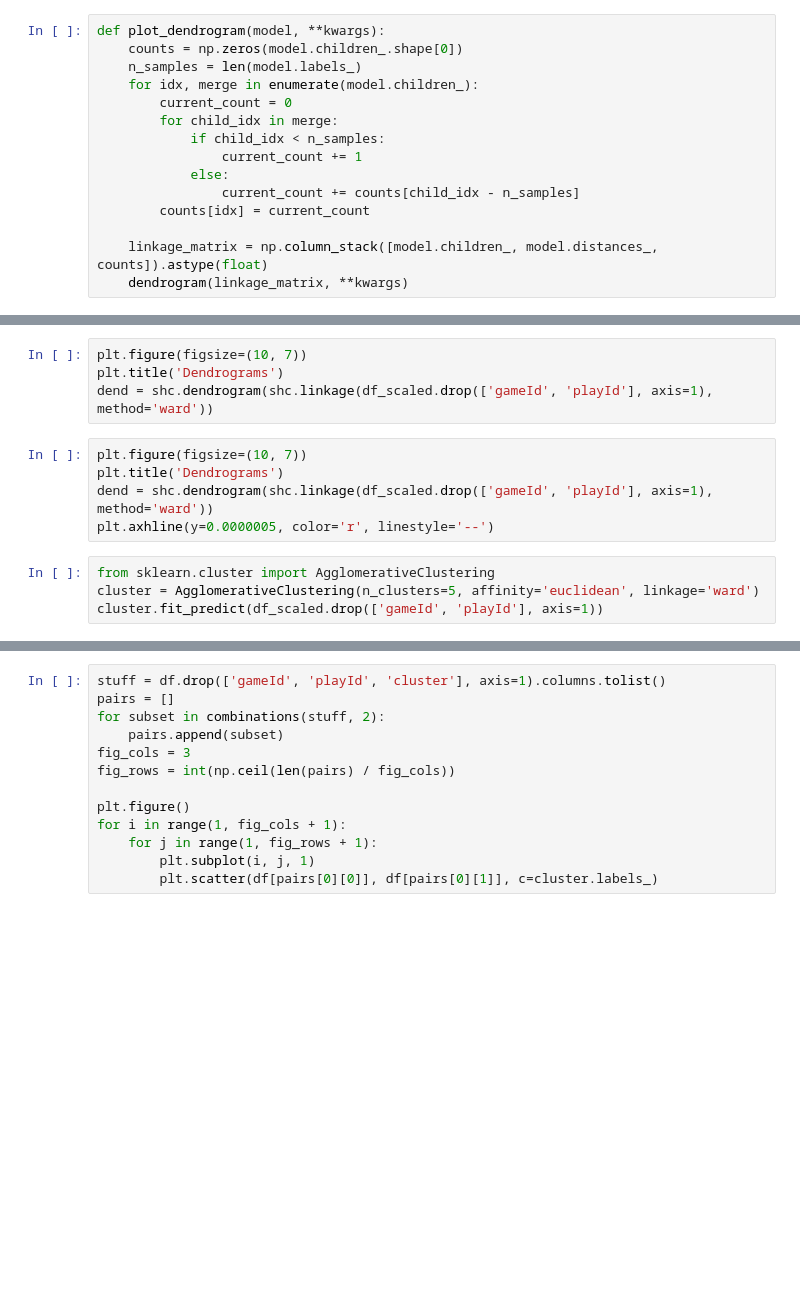
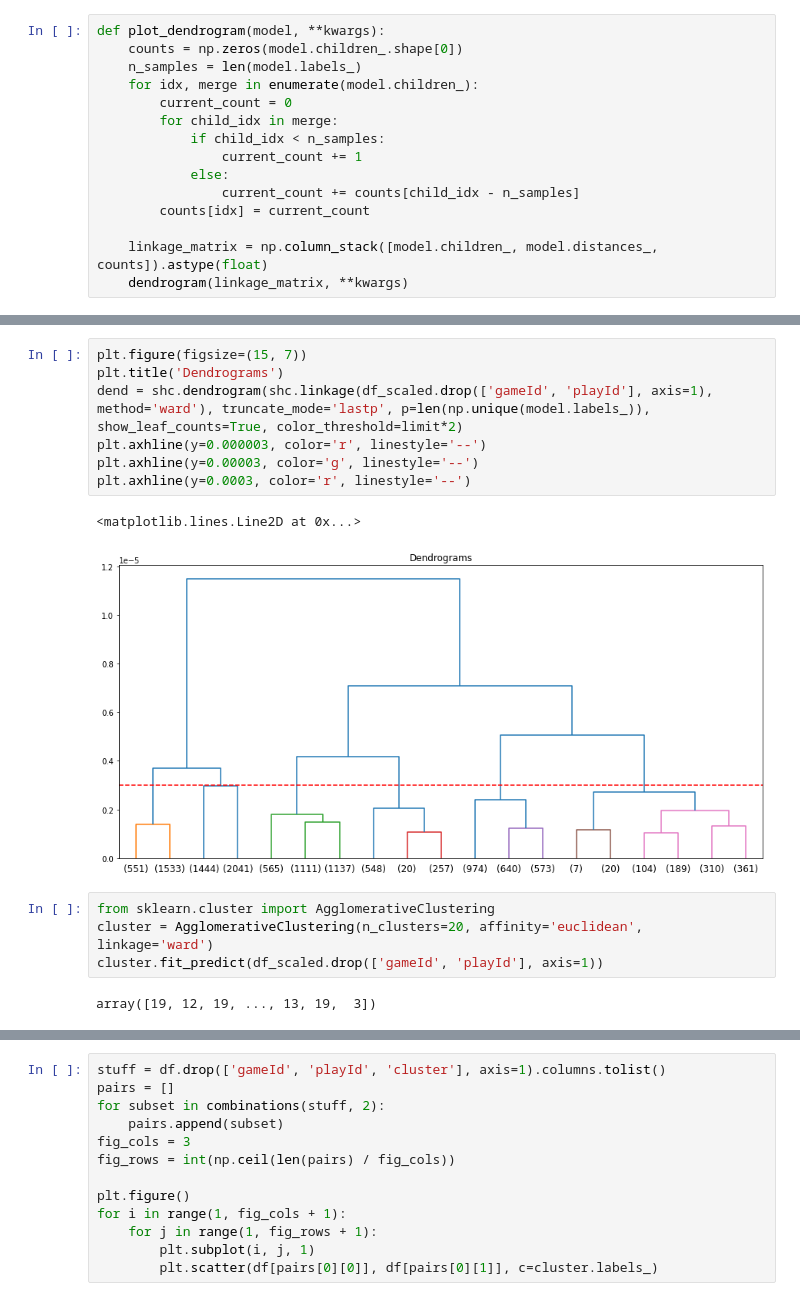
Before and after one commit to sskett/cosc301, a Jupyter notebook: testing.ipynb, the cells around one changed output, grey strips where cells are left out. Drawn from its saved outputs; the diff is of its cells as text; blank space fills up the shorter version.

```diff
--- a/testing.ipynb
+++ b/testing.ipynb
@@ -157,16 +161,19 @@ play_df.loc[df.loc[df['cluster'] == 48].index.values[0]]['playId']
 # %%
-plt.figure(figsize=(10, 7))
+plt.figure(figsize=(15, 7))
 plt.title('Dendrograms')
-dend = shc.dendrogram(shc.linkage(df_scaled.drop(['gameId', 'playId'], axis=1), method='ward'))
+dend = shc.dendrogram(shc.linkage(df_scaled.drop(['gameId', 'playId'], axis=1), method='ward'), truncate_mode='lastp', p=len(np.unique(model.labels_)), show_leaf_counts=True, color_threshold=limit*2)
+plt.axhline(y=0.000003, color='r', linestyle='--')
+plt.axhline(y=0.00003, color='g', linestyle='--')
+plt.axhline(y=0.0003, color='r', linestyle='--')
+# %% [output]
+<matplotlib.lines.Line2D at 0x...>
+[figure, added]
-# %%
-plt.figure(figsize=(10, 7))
-plt.title('Dendrograms')
-dend = shc.dendrogram(shc.linkage(df_scaled.drop(['gameId', 'playId'], axis=1), method='ward'))
-plt.axhline(y=0.0000005, color='r', linestyle='--')
 # %%
 from sklearn.cluster import AgglomerativeClustering
-cluster = AgglomerativeClustering(n_clusters=5, affinity='euclidean', linkage='ward')
+cluster = AgglomerativeClustering(n_clusters=20, affinity='euclidean', linkage='ward')
 cluster.fit_predict(df_scaled.drop(['gameId', 'playId'], axis=1))
+# %% [output]
+array([19, 12, 19, ..., 13, 19,  3])
 # %%
 plt.figure(figsize=(10,7))
 plt.scatter(df_scaled['offense_h_presnap'], df_scaled['offense_h_to_throw'], c=cluster.labels_)
```
Also changed, not shown: parts of 96 cells of this notebook.
